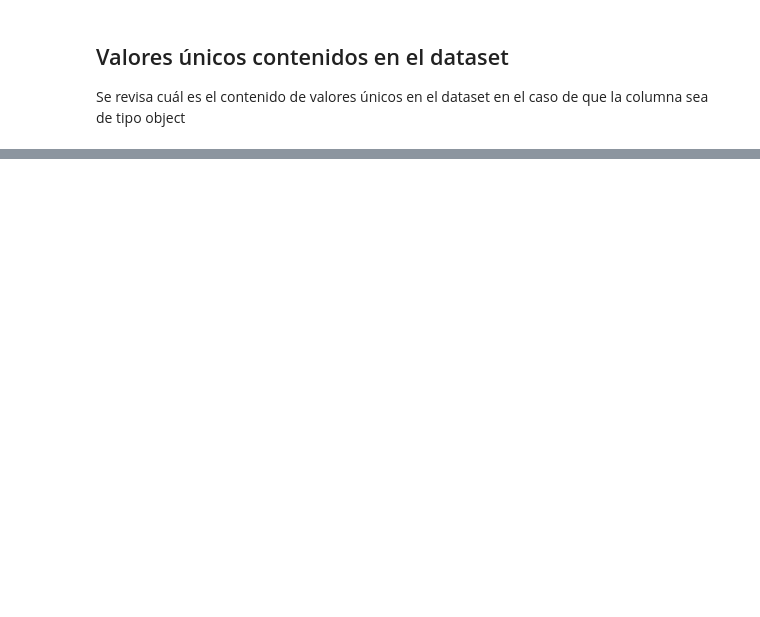
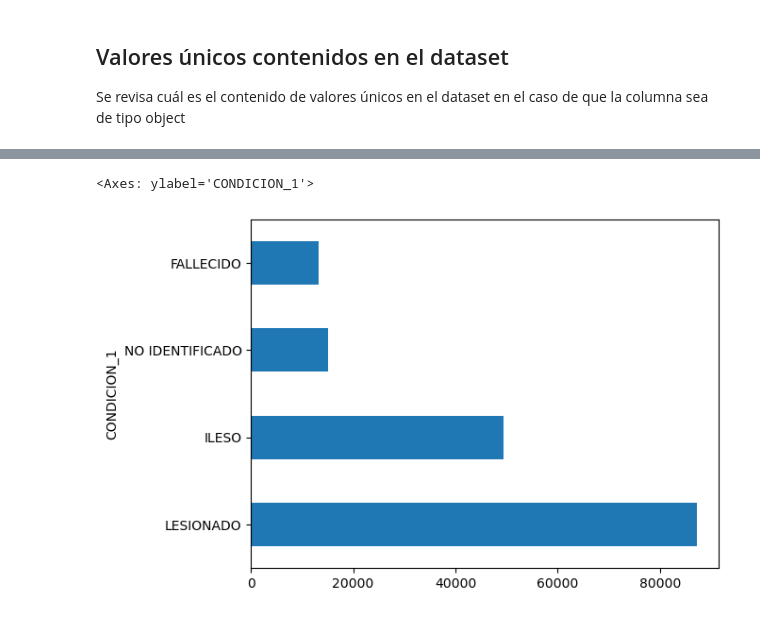
Before and after one commit to LeninGF/ant_accidentes_ml, a Jupyter notebook: classification.ipynb, the cells around one changed output, grey strips where cells are left out. Drawn from its saved outputs; the diff is of its cells as text; code cells hidden in the pictures; blank space fills up the shorter version.

```diff
--- a/classification.ipynb
+++ b/classification.ipynb
@@ -71,0 +85,5 @@ SEXO_1 tiene 3 valores únicos y 0 valores nulos:
+# %%
+dataset.CONDICION_1.value_counts().plot.barh()
+# %% [output]
+<Axes: ylabel='CONDICION_1'>
+[figure, added]
```
Also changed, not shown: parts of 74 cells of this notebook.
